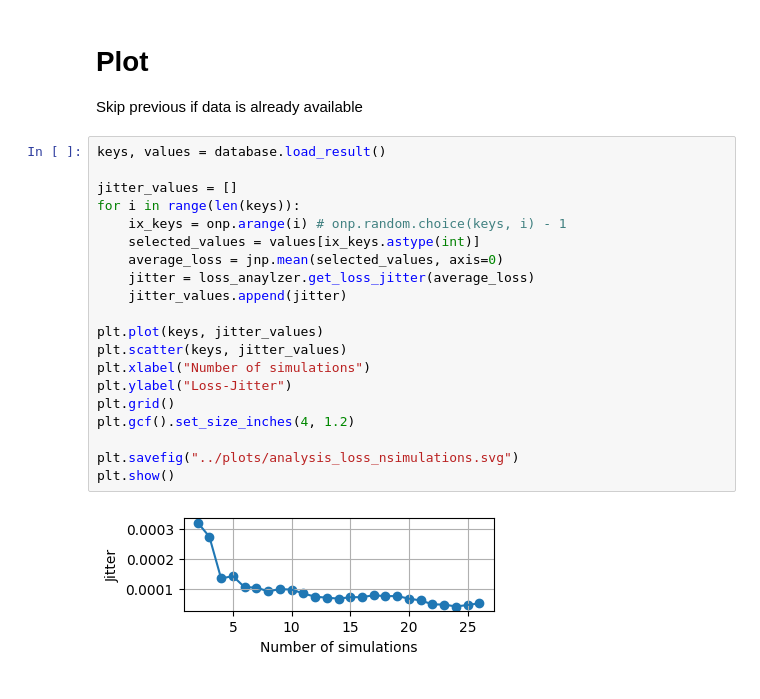
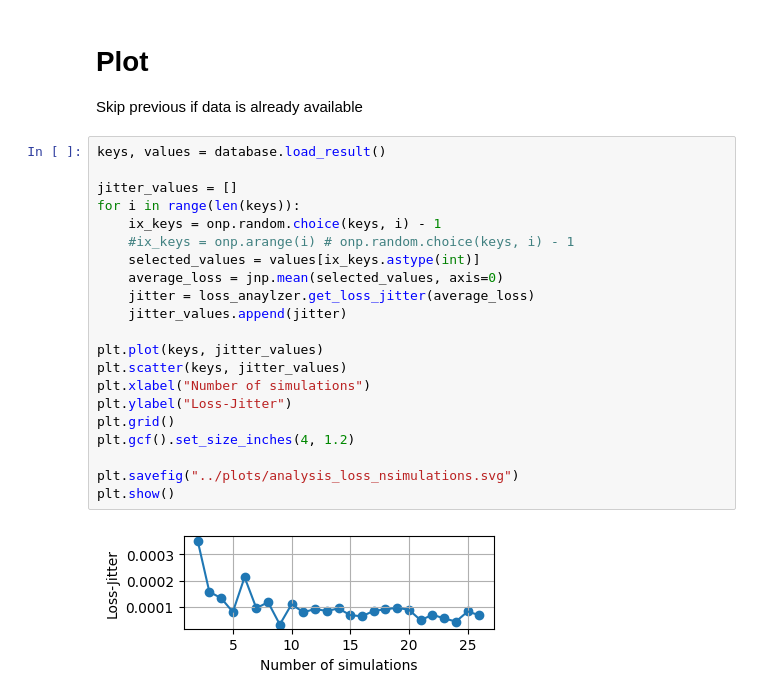
Before and after one commit to florian-n/idp-public, a Jupyter notebook: notebooks/analysis_loss_nsimulations.ipynb, the cells around one changed output. Saved outputs shown, nothing was run; the diff lists cells and outputs as text.

```diff
--- a/notebooks/analysis_loss_nsimulations.ipynb
+++ b/notebooks/analysis_loss_nsimulations.ipynb
@@ -68,22 +68,23 @@ Skip previous if data is already available
 # %%
 keys, values = database.load_result()
 
 jitter_values = []
 for i in range(len(keys)):
-    ix_keys = onp.arange(i) # onp.random.choice(keys, i) - 1
+    ix_keys = onp.random.choice(keys, i) - 1
+    #ix_keys = onp.arange(i) # onp.random.choice(keys, i) - 1
     selected_values = values[ix_keys.astype(int)]
     average_loss = jnp.mean(selected_values, axis=0)
     jitter = loss_anaylzer.get_loss_jitter(average_loss)
     jitter_values.append(jitter)
 
 plt.plot(keys, jitter_values)
 plt.scatter(keys, jitter_values)
 plt.xlabel("Number of simulations")
 plt.ylabel("Loss-Jitter")
 plt.grid()
 plt.gcf().set_size_inches(4, 1.2)
 
 plt.savefig("../plots/analysis_loss_nsimulations.svg")
 plt.show()
 # %% [output]
-[figure, old version]
+[figure, new version]
```
Also changed, not shown: 42 other files.
